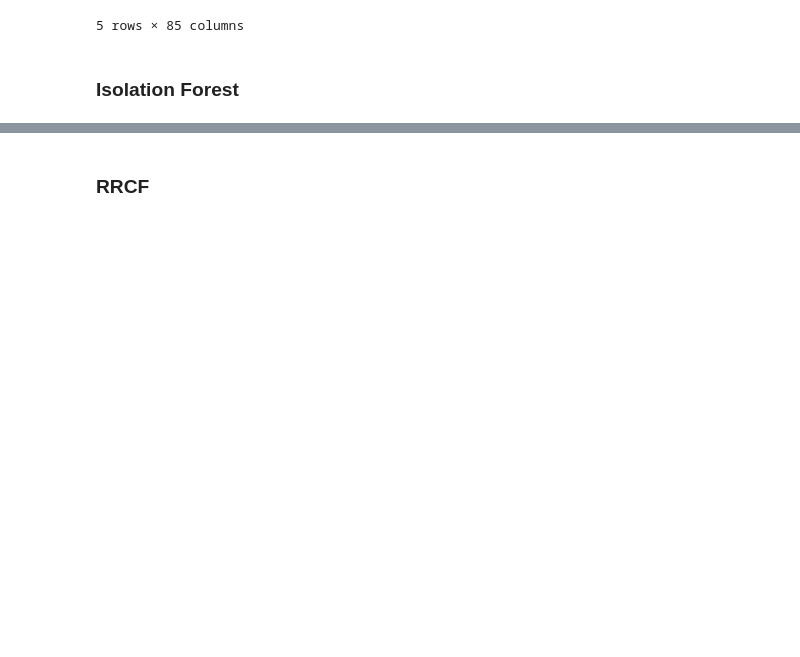
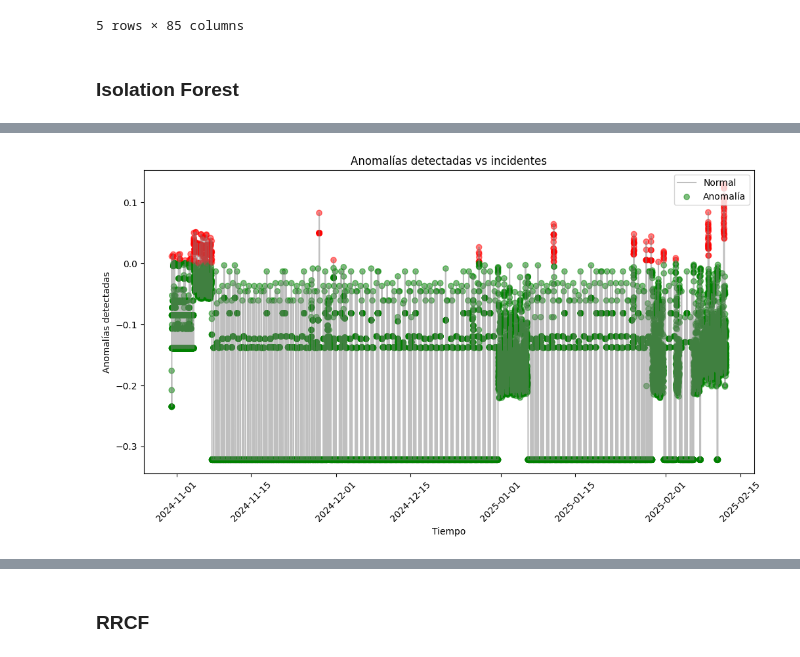
Before and after one commit to Estrategia-e-innovacion-de-TI/SLA-Analisis-logs-python, a Jupyter notebook: sla/docs/notebooks/quickstart.ipynb, the cells around one changed output, grey strips where cells are left out. Drawn from its saved outputs; the diff is of its cells as text; code cells hidden in the pictures; blank space fills up the shorter version.

Commit message:
Add static, dynamic and explainer plots

```diff
--- a/sla/docs/notebooks/quickstart.ipynb
+++ b/sla/docs/notebooks/quickstart.ipynb
@@ -96,0 +99,9 @@ anomalies.head()
+# %%
+X_train['anomaly'] = predictions
+X_train['scores'] = scores*-1
+# %%
+import sla.visualization
+plots = sla.visualization.AnomalyVisualizer(X_train)
+plots.plot_static()
+# %% [output]
+[figure, added]
```
Also changed, not shown: parts of 11 cells of this notebook, 2 other files.
